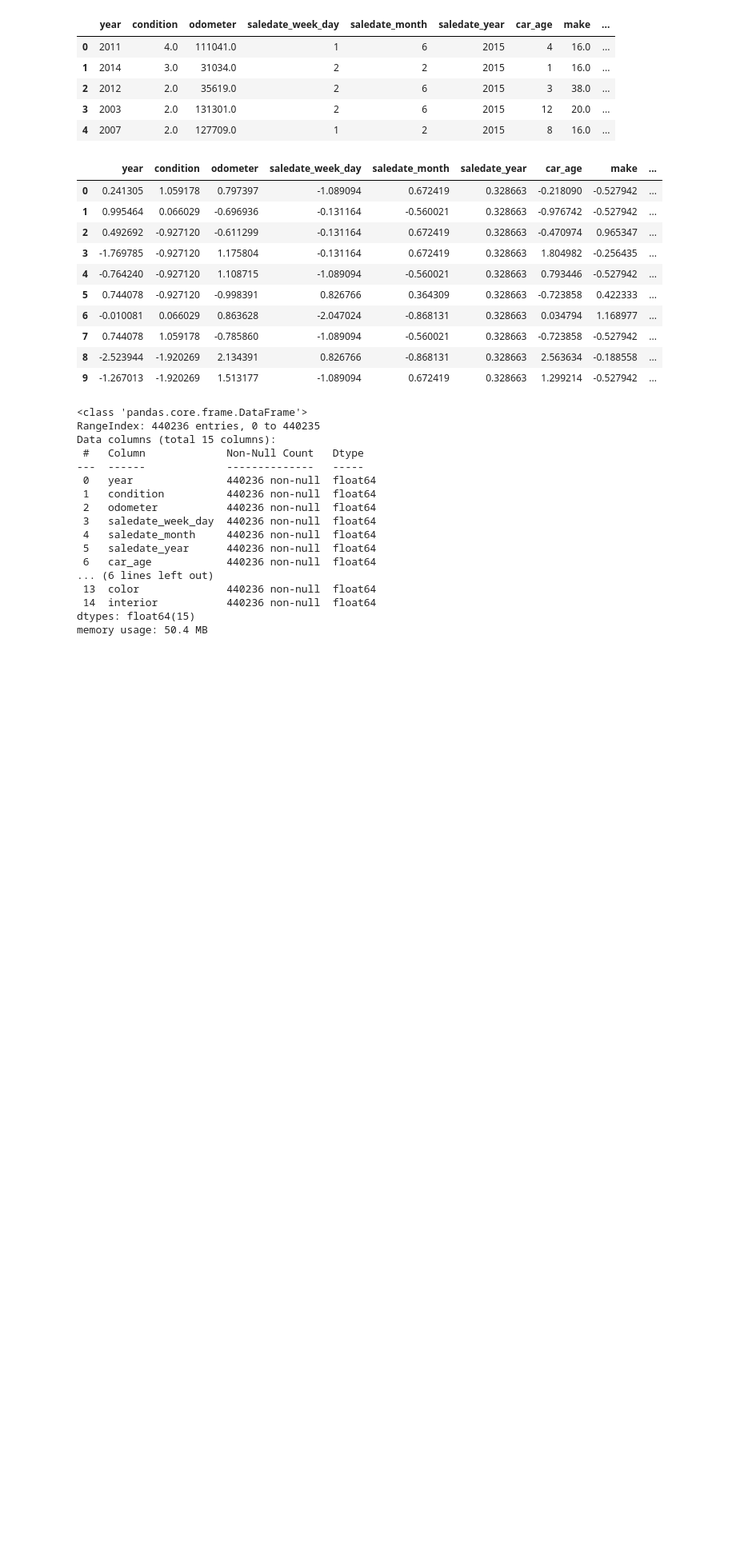
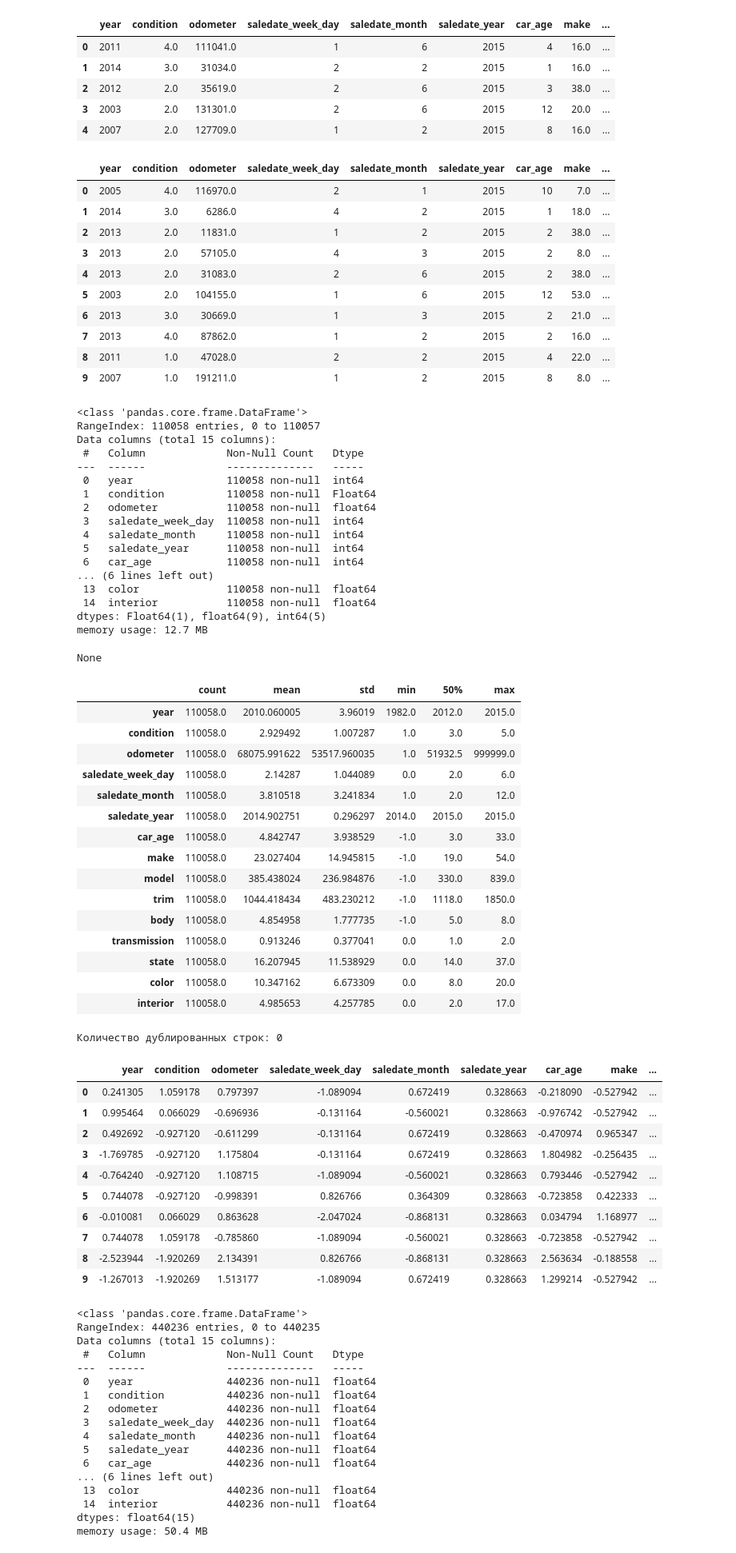
Before and after one commit to samohod4ik/used_cars_price_prediction, a Jupyter notebook: used_cars_price_predictions.ipynb, the cells around one changed output. Shown at 80% size. Drawn from its saved outputs; the diff is of its cells as text; code cells hidden in the pictures; blank space fills up the shorter version.

```diff
--- a/used_cars_price_predictions.ipynb
+++ b/used_cars_price_predictions.ipynb
@@ -427,10 +586,21 @@ train['saledate_week_day'] = train['saledate'].dt.weekday
 train['saledate_month'] = train['saledate'].dt.month
 train['saledate_year'] = train['saledate'].dt.year
 train['car_age'] = train['saledate'].dt.year - train['year']
+# %%
+test['saledate_week_day'] = test['saledate'].dt.weekday
+test['saledate_month'] = test['saledate'].dt.month
+test['saledate_year'] = test['saledate'].dt.year
+test['car_age'] = test['saledate'].dt.year - test['year']
 # %%
 train.drop(columns=[
     'vin',
     'seller',
     'saledate'
 ], inplace=True)
+# %%
+test.drop(columns=[
+    'vin',
+    'seller',
+    'saledate'
+], inplace=True)
 # %%
@@ -447,6 +617,8 @@ TypeError: Styler.background_gradient() got an unexpected keyword argument 'meth
 # %%
 target_train = train['sellingprice']
 features_train = train.drop(['sellingprice'], axis=1)
+# %%
+features_test = test
 # %%
 categorical_columns = list(filter(lambda column: is_string_dtype(features_train[column]), features_train.columns))
 numeric_columns = list(filter(lambda column: not is_string_dtype(features_train[column]), features_train.columns))
@@ -474,6 +646,61 @@ features_train.head()
 | 2 | 2012 | 2.0 | 35619.0 | 2 | 6 | 2015 | 3 | 38.0 | ... |
 | 3 | 2003 | 2.0 | 131301.0 | 2 | 6 | 2015 | 12 | 20.0 | ... |
 | 4 | 2007 | 2.0 | 127709.0 | 1 | 2 | 2015 | 8 | 16.0 | ... |
+# %%
+features_test_encoded = pd.DataFrame(
+    encoder.transform(features_test[categorical_columns]), # .toarray()
+    columns=encoder.get_feature_names_out(categorical_columns),
+)
+features_test = pd.concat((features_test[numeric_columns], features_test_encoded), axis=1)
+# %%
+describe_dataframe(features_test)
+# %% [output]
+|  | year | condition | odometer | saledate_week_day | saledate_month | saledate_year | car_age | make | ... |
+| 0 | 2005 | 4.0 | 116970.0 | 2 | 1 | 2015 | 10 | 7.0 | ... |
+| 1 | 2014 | 3.0 | 6286.0 | 4 | 2 | 2015 | 1 | 18.0 | ... |
+| 2 | 2013 | 2.0 | 11831.0 | 1 | 2 | 2015 | 2 | 38.0 | ... |
+| 3 | 2013 | 2.0 | 57105.0 | 4 | 3 | 2015 | 2 | 8.0 | ... |
+| 4 | 2013 | 2.0 | 31083.0 | 2 | 6 | 2015 | 2 | 38.0 | ... |
+| 5 | 2003 | 2.0 | 104155.0 | 1 | 6 | 2015 | 12 | 53.0 | ... |
+| 6 | 2013 | 3.0 | 30669.0 | 1 | 3 | 2015 | 2 | 21.0 | ... |
+| 7 | 2013 | 4.0 | 87862.0 | 1 | 2 | 2015 | 2 | 16.0 | ... |
+| 8 | 2011 | 1.0 | 47028.0 | 2 | 2 | 2015 | 4 | 22.0 | ... |
+| 9 | 2007 | 1.0 | 191211.0 | 1 | 2 | 2015 | 8 | 8.0 | ... |
+<class 'pandas.core.frame.DataFrame'>
+RangeIndex: 110058 entries, 0 to 110057
+Data columns (total 15 columns):
+ #   Column             Non-Null Count   Dtype
+---  ------             --------------   -----
+ 0   year               110058 non-null  int64
+ 1   condition          110058 non-null  Float64
+ 2   odometer           110058 non-null  float64
+ 3   saledate_week_day  110058 non-null  int64
+ 4   saledate_month     110058 non-null  int64
+ 5   saledate_year      110058 non-null  int64
+ 6   car_age            110058 non-null  int64
+... (6 lines left out)
+ 13  color              110058 non-null  float64
+ 14  interior           110058 non-null  float64
+dtypes: Float64(1), float64(9), int64(5)
+memory usage: 12.7 MB
+None
+|  | count | mean | std | min | 50% | max |
+| year | 110058.0 | 2010.060005 | 3.96019 | 1982.0 | 2012.0 | 2015.0 |
+| condition | 110058.0 | 2.929492 | 1.007287 | 1.0 | 3.0 | 5.0 |
+| odometer | 110058.0 | 68075.991622 | 53517.960035 | 1.0 | 51932.5 | 999999.0 |
+| saledate_week_day | 110058.0 | 2.14287 | 1.044089 | 0.0 | 2.0 | 6.0 |
+| saledate_month | 110058.0 | 3.810518 | 3.241834 | 1.0 | 2.0 | 12.0 |
+| saledate_year | 110058.0 | 2014.902751 | 0.296297 | 2014.0 | 2015.0 | 2015.0 |
+| car_age | 110058.0 | 4.842747 | 3.938529 | -1.0 | 3.0 | 33.0 |
+| make | 110058.0 | 23.027404 | 14.945815 | -1.0 | 19.0 | 54.0 |
+| model | 110058.0 | 385.438024 | 236.984876 | -1.0 | 330.0 | 839.0 |
+| trim | 110058.0 | 1044.418434 | 483.230212 | -1.0 | 1118.0 | 1850.0 |
+| body | 110058.0 | 4.854958 | 1.777735 | -1.0 | 5.0 | 8.0 |
+| transmission | 110058.0 | 0.913246 | 0.377041 | 0.0 | 1.0 | 2.0 |
+| state | 110058.0 | 16.207945 | 11.538929 | 0.0 | 14.0 | 37.0 |
+| color | 110058.0 | 10.347162 | 6.673309 | 0.0 | 8.0 | 20.0 |
+| interior | 110058.0 | 4.985653 | 4.257785 | 0.0 | 2.0 | 17.0 |
+Количество дублированных строк: 0
 # %%
 scaler = StandardScaler()
 scaler.fit(features_train)
```
Also changed, not shown: parts of 21 cells of this notebook, 2 other files.
